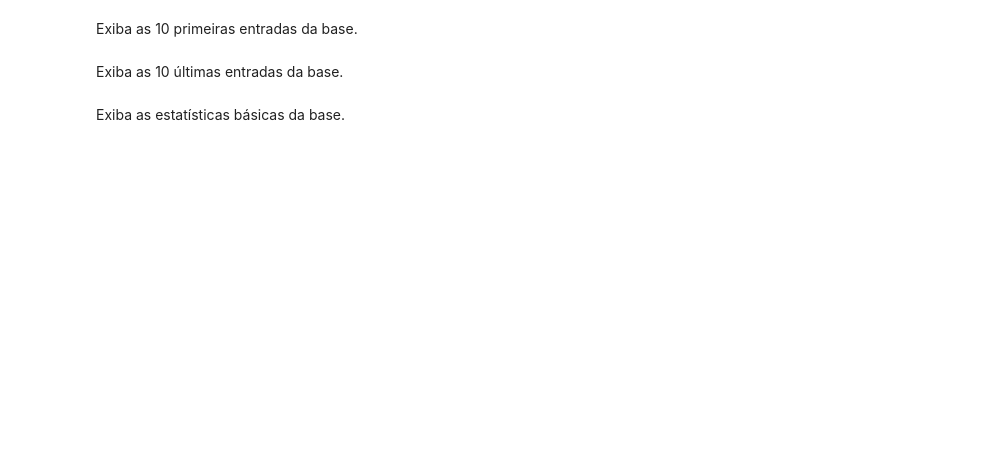
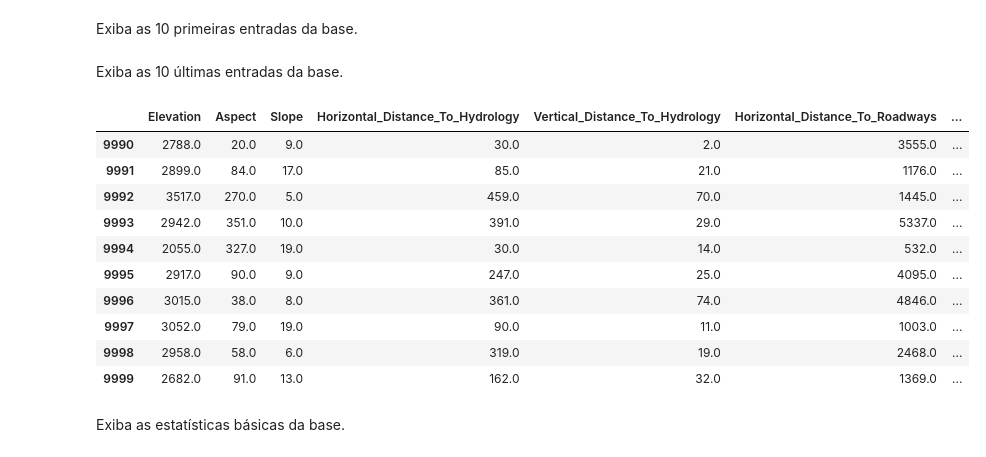
Before and after one commit to Salsep0/Aulas, a Jupyter notebook: Atividade1.ipynb, the cells around one changed output. Drawn from its saved outputs; the diff is of its cells as text; code cells hidden in the pictures; blank space fills up the shorter version.

```diff
--- a/Atividade1.ipynb
+++ b/Atividade1.ipynb
@@ -90,4 +111,18 @@ Exiba as 10 primeiras entradas da base.
 # %% [markdown]
 Exiba as 10 últimas entradas da base.
+# %%
+data.tail(10)
+# %% [output]
+|  | Elevation | Aspect | Slope | Horizontal_Distance_To_Hydrology | Vertical_Distance_To_Hydrology | Horizontal_Distance_To_Roadways | ... |
+| 9990 | 2788.0 | 20.0 | 9.0 | 30.0 | 2.0 | 3555.0 | ... |
+| 9991 | 2899.0 | 84.0 | 17.0 | 85.0 | 21.0 | 1176.0 | ... |
+| 9992 | 3517.0 | 270.0 | 5.0 | 459.0 | 70.0 | 1445.0 | ... |
+| 9993 | 2942.0 | 351.0 | 10.0 | 391.0 | 29.0 | 5337.0 | ... |
+| 9994 | 2055.0 | 327.0 | 19.0 | 30.0 | 14.0 | 532.0 | ... |
+| 9995 | 2917.0 | 90.0 | 9.0 | 247.0 | 25.0 | 4095.0 | ... |
+| 9996 | 3015.0 | 38.0 | 8.0 | 361.0 | 74.0 | 4846.0 | ... |
+| 9997 | 3052.0 | 79.0 | 19.0 | 90.0 | 11.0 | 1003.0 | ... |
+| 9998 | 2958.0 | 58.0 | 6.0 | 319.0 | 19.0 | 2468.0 | ... |
+| 9999 | 2682.0 | 91.0 | 13.0 | 162.0 | 32.0 | 1369.0 | ... |
 # %% [markdown]
 Exiba as estatísticas básicas da base.
```
Also changed, not shown: parts of 21 cells of this notebook.
